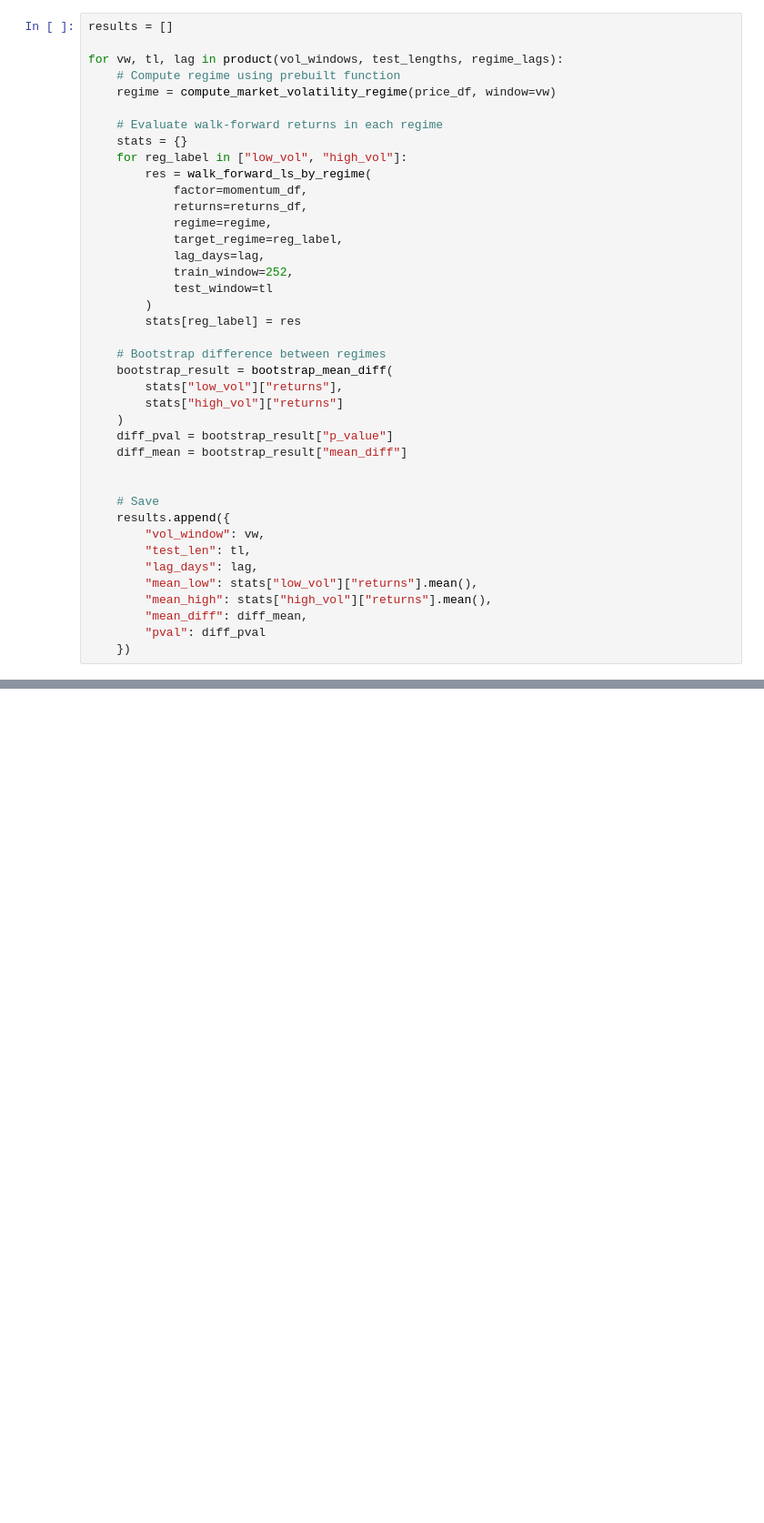
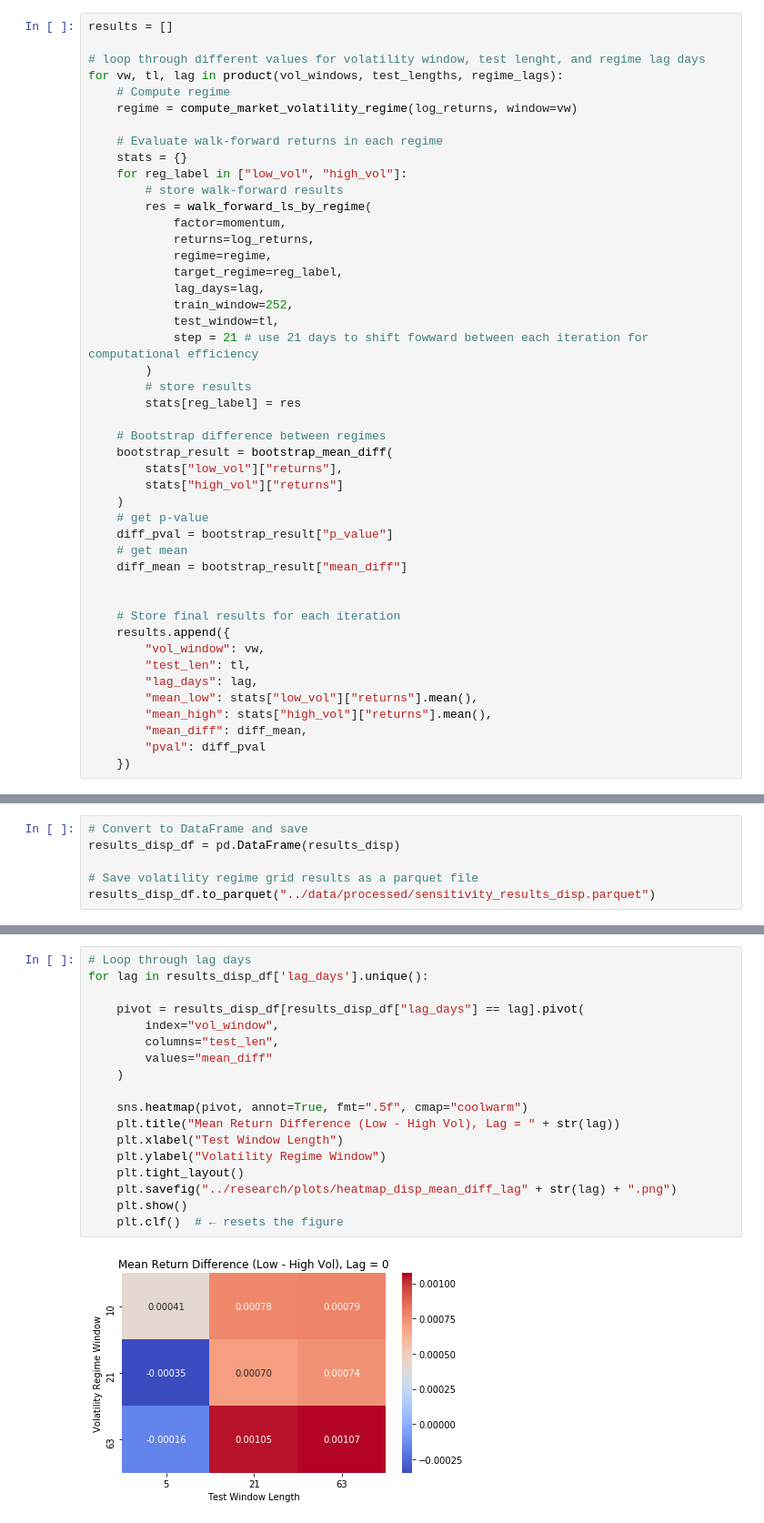
Before and after one commit to eyz0244/volatility-conditioned-momentum, a Jupyter notebook: notebooks/07_sensitivity_analysis.ipynb, the cells around one changed output, grey strips where cells are left out. Shown at 91% size. Cells and saved outputs as stored; diff of their text form; blank space fills up the shorter version.

Commit message:
updated notebooks and graphs

```diff
--- a/notebooks/07_sensitivity_analysis.ipynb
+++ b/notebooks/07_sensitivity_analysis.ipynb
@@ -31,22 +48,26 @@ regime_lags = [0, 5, 10]           # days
 # %%
 results = []
 
+# loop through different values for volatility window, test lenght, and regime lag days
 for vw, tl, lag in product(vol_windows, test_lengths, regime_lags):
-    # Compute regime using prebuilt function
-    regime = compute_market_volatility_regime(price_df, window=vw)
+    # Compute regime
+    regime = compute_market_volatility_regime(log_returns, window=vw)
 
     # Evaluate walk-forward returns in each regime
     stats = {}
     for reg_label in ["low_vol", "high_vol"]:
+        # store walk-forward results
         res = walk_forward_ls_by_regime(
-            factor=momentum_df,
-            returns=returns_df,
+            factor=momentum,
+            returns=log_returns,
             regime=regime,
             target_regime=reg_label,
             lag_days=lag,
             train_window=252,
-            test_window=tl
+            test_window=tl,
+            step = 21 # use 21 days to shift fowward between each iteration for computational efficiency
         )
+        # store results
         stats[reg_label] = res
 
     # Bootstrap difference between regimes
@@ -54,11 +75,13 @@ for vw, tl, lag in product(vol_windows, test_lengths, regime_lags):
         stats["low_vol"]["returns"],
         stats["high_vol"]["returns"]
     )
+    # get p-value
     diff_pval = bootstrap_result["p_value"]
+    # get mean
     diff_mean = bootstrap_result["mean_diff"]
 
 
-    # Save
+    # Store final results for each iteration
     results.append({
         "vol_window": vw,
         "test_len": tl,
@@ -110,0 +177,6 @@ While momentum showed directionally stronger returns in low-volatility regimes a
+# %%
+# Convert to DataFrame and save
+results_disp_df = pd.DataFrame(results_disp)
+
+# Save volatility regime grid results as a parquet file
+results_disp_df.to_parquet("../data/processed/sensitivity_results_disp.parquet")
@@ -110,0 +185,20 @@ While momentum showed directionally stronger returns in low-volatility regimes a
+# %%
+# Loop through lag days
+for lag in results_disp_df['lag_days'].unique():
+
+    pivot = results_disp_df[results_disp_df["lag_days"] == lag].pivot(
+        index="vol_window",
+        columns="test_len",
+        values="mean_diff"
+    )
+
+    sns.heatmap(pivot, annot=True, fmt=".5f", cmap="coolwarm")
+    plt.title("Mean Return Difference (Low - High Vol), Lag = " + str(lag))
+    plt.xlabel("Test Window Length")
+    plt.ylabel("Volatility Regime Window")
+    plt.tight_layout()
+    plt.savefig("../research/plots/heatmap_disp_mean_diff_lag" + str(lag) + ".png")
+    plt.show()
+    plt.clf()  # ← resets the figure
+# %% [output]
+[figure, added]
```
Also changed, not shown: parts of 27 cells of this notebook, 16 other files.
